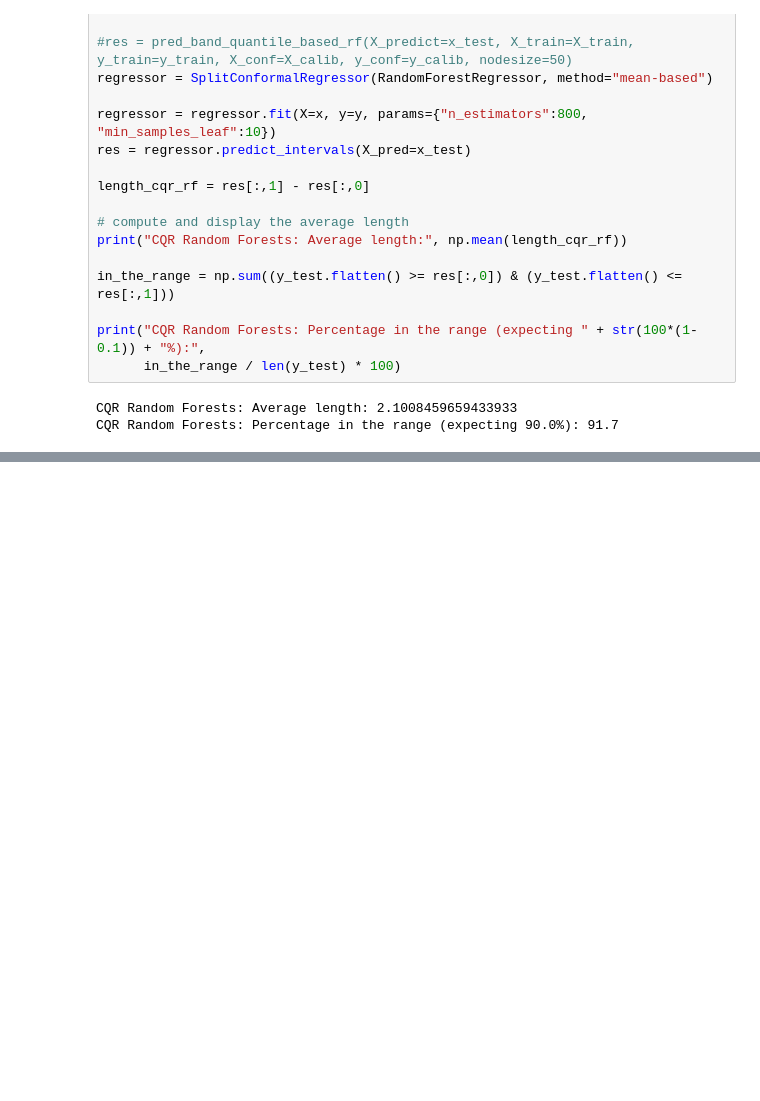
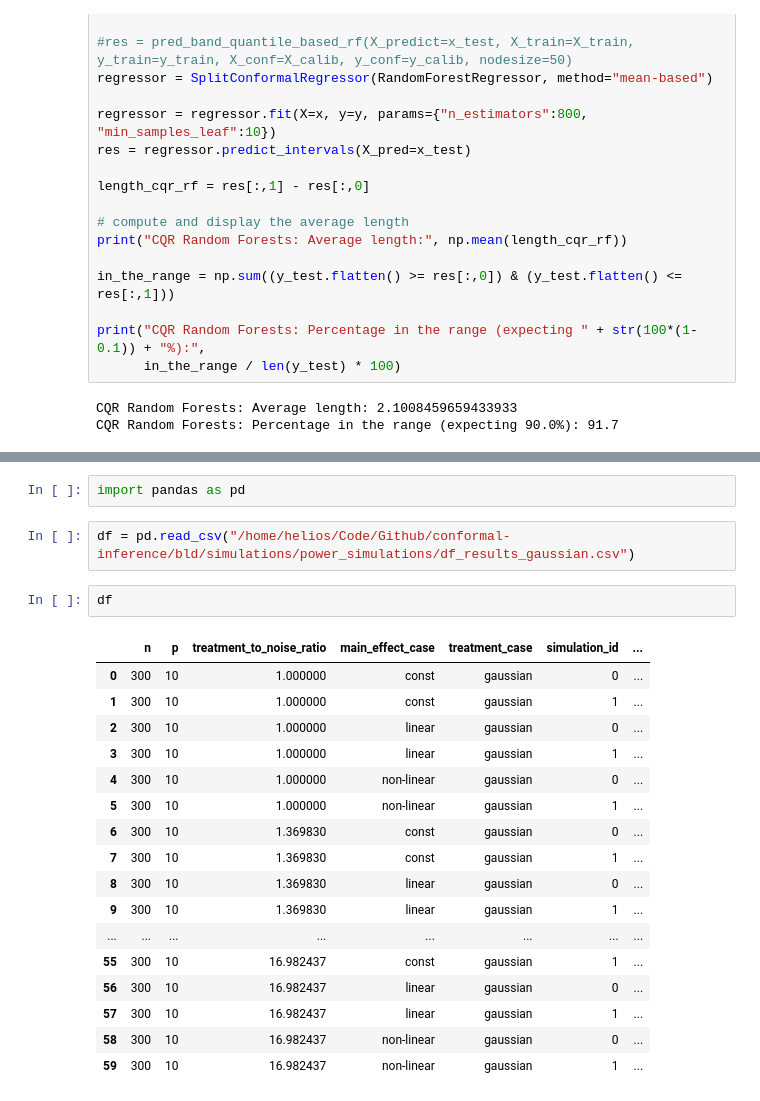
Before and after one commit to JosefNagelschmidt/conformal-inference, a Jupyter notebook: src/sandbox/power_simulations_qf_nonconformal.ipynb, the cells around one changed output, grey strips where cells are left out. Saved outputs shown, nothing was run; the diff lists cells and outputs as text; blank space fills up the shorter version.

Commit message:
Following changes:
- Added simulation replication file for the power simulations.
- Completed unit testing for SplitConformalRegressor

```diff
--- a/src/sandbox/power_simulations_qf_nonconformal.ipynb
+++ b/src/sandbox/power_simulations_qf_nonconformal.ipynb
@@ -848,0 +1014,24 @@ ValueError: Invalid estimator or params. Please provide a quantile regression es
+# %%
+import pandas as pd
+# %%
+df = pd.read_csv("/home/helios/Code/Github/conformal-inference/bld/simulations/power_simulations/df_results_gaussian.csv")
+# %%
+df
+# %% [output]
+|  | n | p | treatment_to_noise_ratio | main_effect_case | treatment_case | simulation_id | ... |
+| 0 | 300 | 10 | 1.000000 | const | gaussian | 0 | ... |
+| 1 | 300 | 10 | 1.000000 | const | gaussian | 1 | ... |
+| 2 | 300 | 10 | 1.000000 | linear | gaussian | 0 | ... |
+| 3 | 300 | 10 | 1.000000 | linear | gaussian | 1 | ... |
+| 4 | 300 | 10 | 1.000000 | non-linear | gaussian | 0 | ... |
+| 5 | 300 | 10 | 1.000000 | non-linear | gaussian | 1 | ... |
+| 6 | 300 | 10 | 1.369830 | const | gaussian | 0 | ... |
+| 7 | 300 | 10 | 1.369830 | const | gaussian | 1 | ... |
+| 8 | 300 | 10 | 1.369830 | linear | gaussian | 0 | ... |
+| 9 | 300 | 10 | 1.369830 | linear | gaussian | 1 | ... |
+| ... | ... | ... | ... | ... | ... | ... | ... |
+| 55 | 300 | 10 | 16.982437 | const | gaussian | 1 | ... |
+| 56 | 300 | 10 | 16.982437 | linear | gaussian | 0 | ... |
+| 57 | 300 | 10 | 16.982437 | linear | gaussian | 1 | ... |
+| 58 | 300 | 10 | 16.982437 | non-linear | gaussian | 0 | ... |
+| 59 | 300 | 10 | 16.982437 | non-linear | gaussian | 1 | ... |
```
Also changed, not shown: parts of 34 cells of this notebook, 20 other files.
